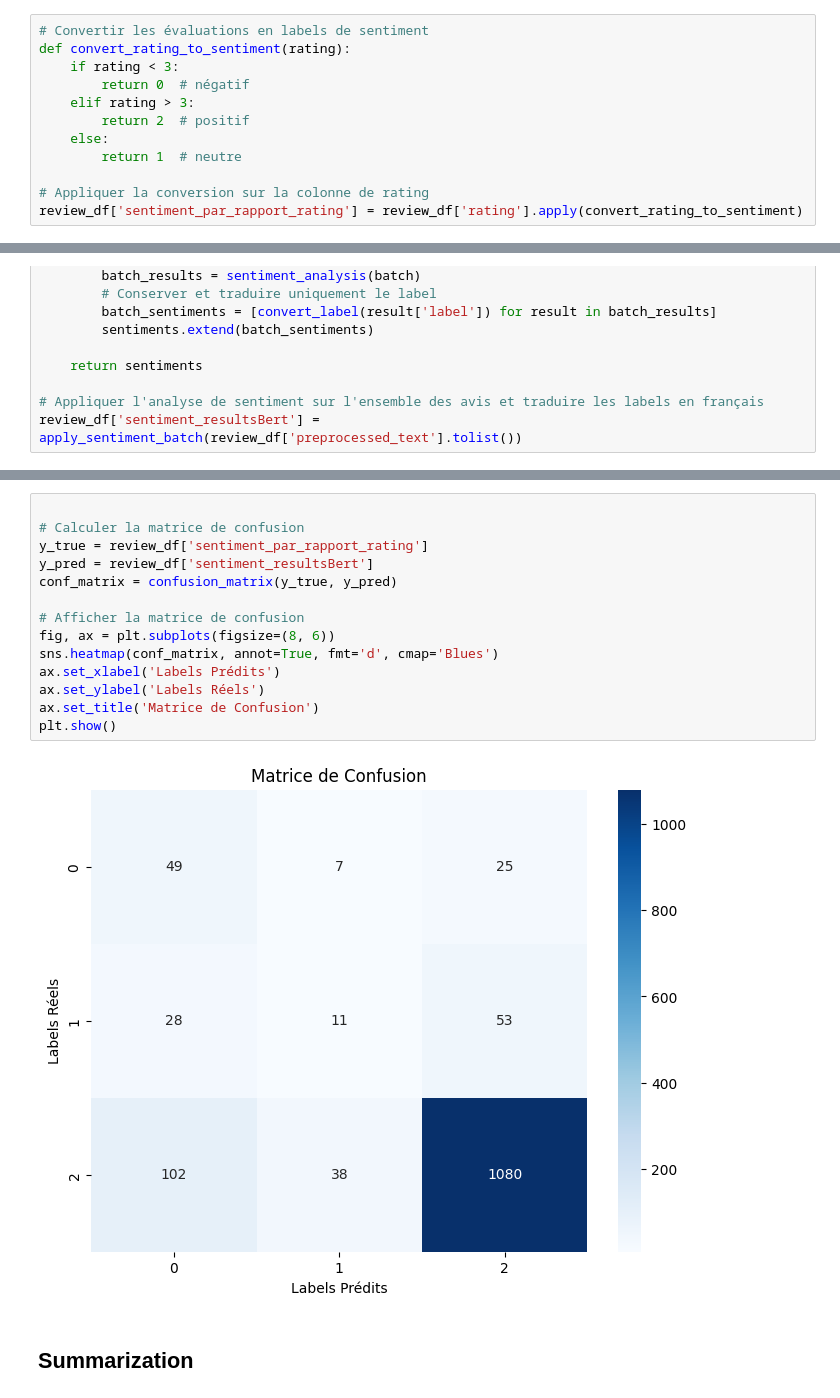
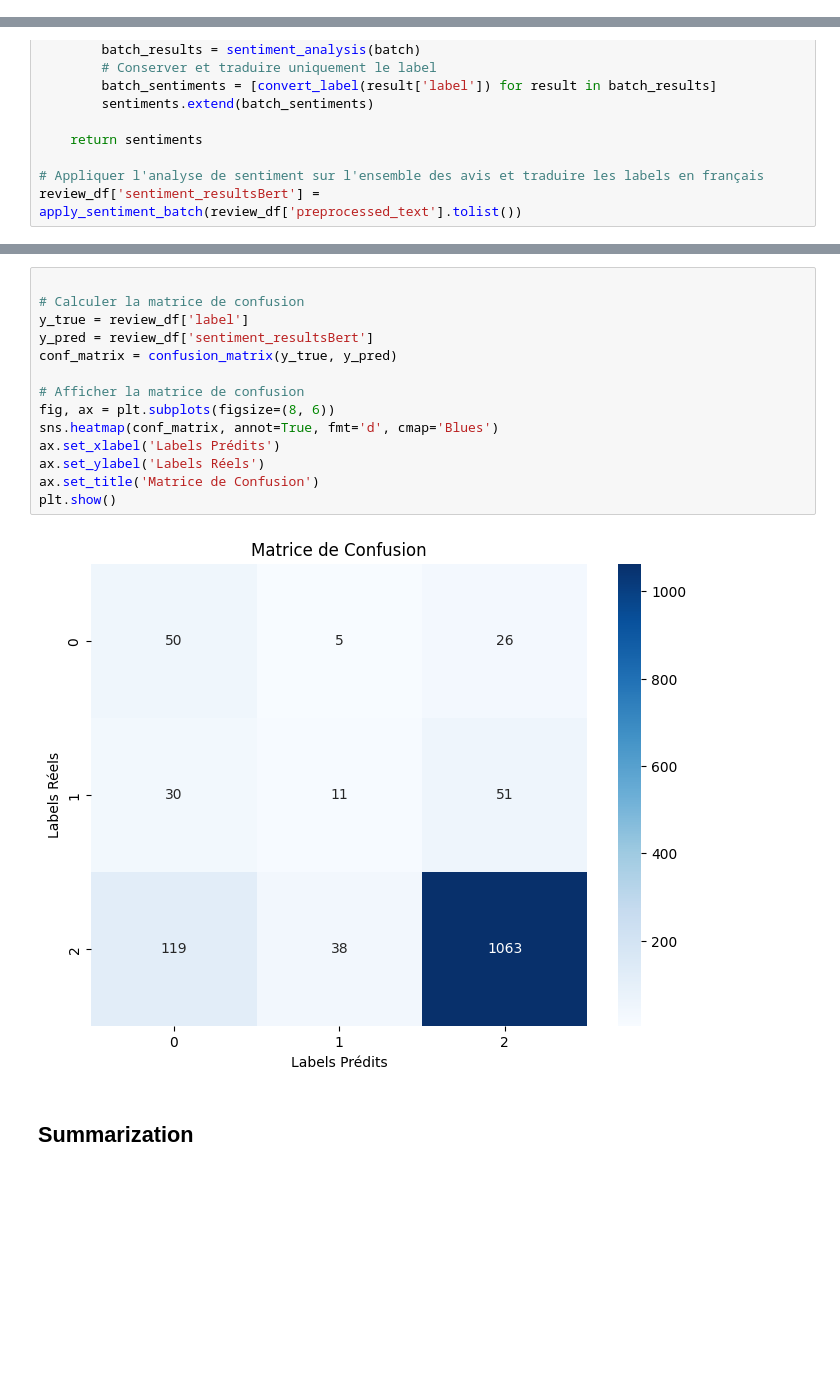
Before and after one commit to soraps/Projet2_NLP, a Jupyter notebook: NLP_Project_2_Analysis.ipynb, the cells around one changed output, grey strips where cells are left out. Cells and saved outputs as stored; diff of their text form; blank space fills up the shorter version.

```diff
--- a/NLP_Project_2_Analysis.ipynb
+++ b/NLP_Project_2_Analysis.ipynb
@@ -591,18 +591,6 @@ print(semantic_search(query, w2v_model, review_df['preprocessed_text'].tolist())
 ### Supervised Learning
 # %% [markdown]
 Avec modele entrainé
-# %%
-# Convertir les évaluations en labels de sentiment
-def convert_rating_to_sentiment(rating):
-    if rating < 3:
-        return 0  # négatif
-    elif rating > 3:
-        return 2  # positif
-    else:
-        return 1  # neutre
-
-# Appliquer la conversion sur la colonne de rating
-review_df['sentiment_par_rapport_rating'] = review_df['rating'].apply(convert_rating_to_sentiment)
 # %%
 from keras.models import Sequential
 from keras.layers import Embedding, Flatten, Dense
@@ -792,19 +810,19 @@ review_df.head()
 # %%
 
 # Calculer la matrice de confusion
-y_true = review_df['sentiment_par_rapport_rating']
+y_true = review_df['label']
 y_pred = review_df['sentiment_resultsBert']
 conf_matrix = confusion_matrix(y_true, y_pred)
 
 # Afficher la matrice de confusion
 fig, ax = plt.subplots(figsize=(8, 6))
 sns.heatmap(conf_matrix, annot=True, fmt='d', cmap='Blues')
 ax.set_xlabel('Labels Prédits')
 ax.set_ylabel('Labels Réels')
 ax.set_title('Matrice de Confusion')
 plt.show()
 # %% [output]
-[figure, old version]
+[figure, new version]
 # %% [markdown]
 ## Summarization
 # %%
```
Also changed, not shown: parts of 14 cells of this notebook, 6 other files.
